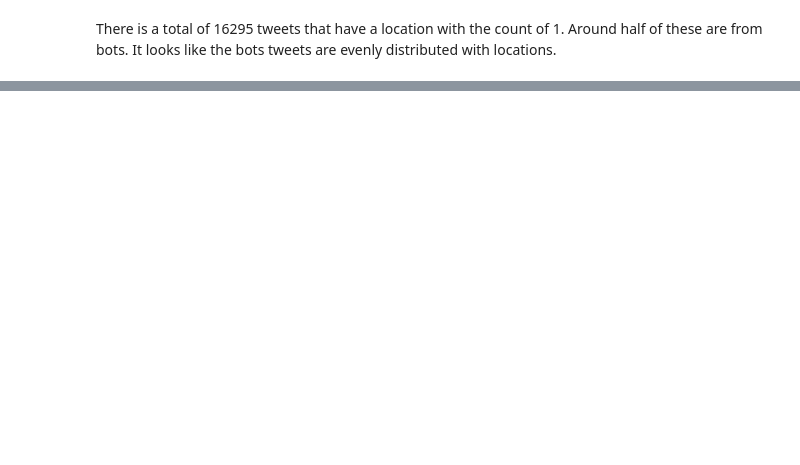
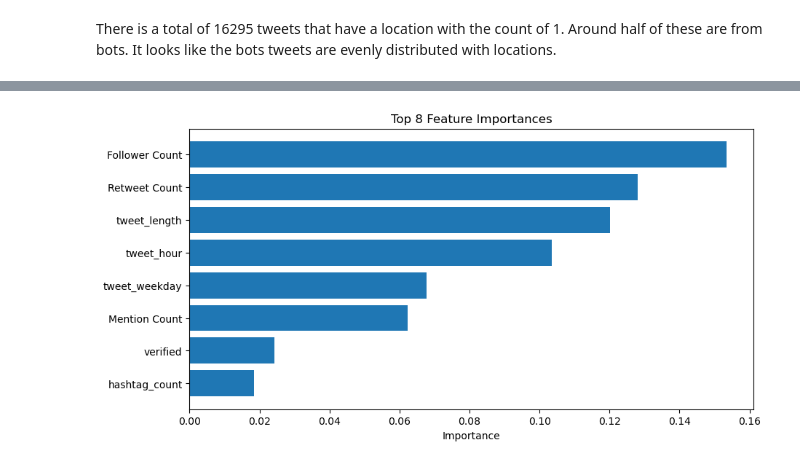
Before and after one commit to pirjo2/Botbusters, a Jupyter notebook: project.ipynb, the cells around one changed output, grey strips where cells are left out. Cells and saved outputs as stored; diff of their text form; code cells hidden in the pictures; blank space fills up the shorter version.

```diff
--- a/project.ipynb
+++ b/project.ipynb
@@ -244,16 +263,15 @@ print(classification_report(y_test, y_pred))
 # %%
-import matplotlib.pyplot as plt
-import numpy as np
-
 importances = clf.feature_importances_
-indices = np.argsort(importances)[-8:]  # top 10
+indices = np.argsort(importances)[-8:]
 
 plt.figure(figsize=(10, 5))
-plt.title("Top 10 Feature Importances")
+plt.title("Top 8 Feature Importances")
 plt.barh(range(len(indices)), importances[indices], align="center")
 plt.yticks(range(len(indices)), [X.columns[i] for i in indices])
 plt.xlabel("Importance")
 plt.show()
+# %% [output]
+[figure, added]
 # %%
 from sklearn.linear_model import LogisticRegression
 from sklearn.preprocessing import StandardScaler
```
Also changed, not shown: parts of 26 cells of this notebook, 1 other file.
